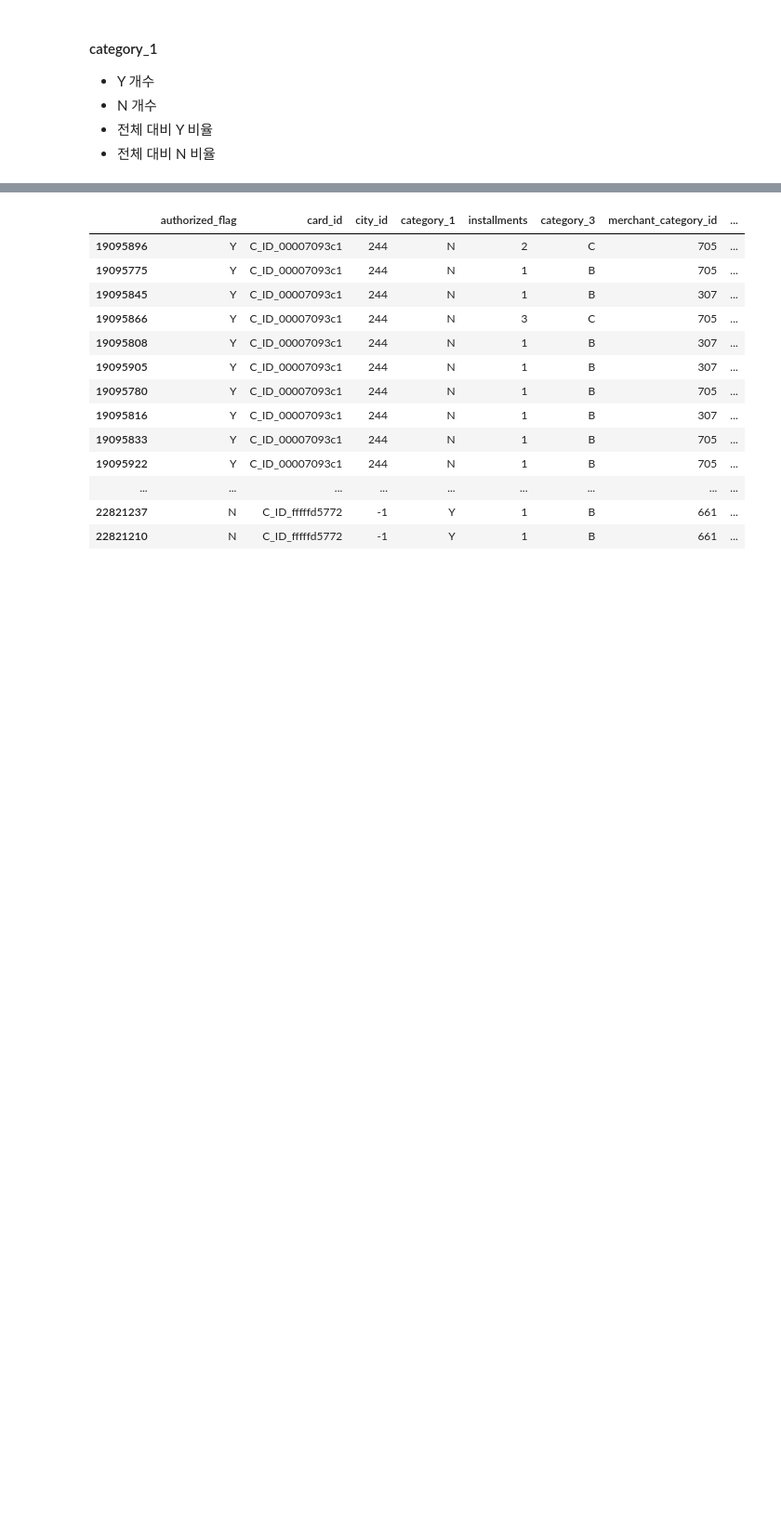
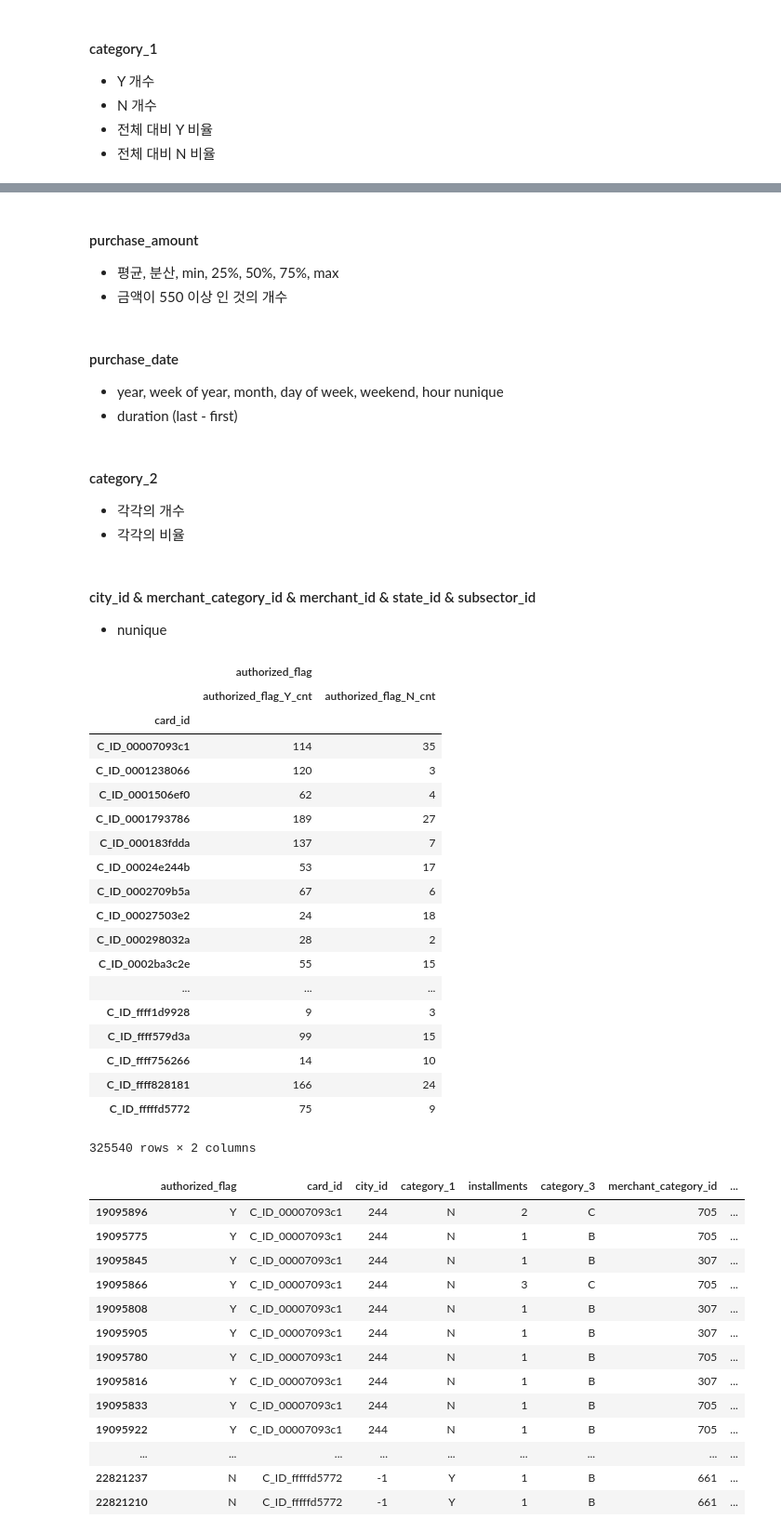
Before and after one commit to SONG-WONHO/Kaggle-Elo, a Jupyter notebook: 2-1 FE_1 Base with Historical.ipynb, the cells around one changed output, grey strips where cells are left out. Shown at 93% size. Saved outputs shown, nothing was run; the diff lists cells and outputs as text; code cells hidden in the pictures; blank space fills up the shorter version.

```diff
--- a/2-1 FE_1 Base with Historical.ipynb
+++ b/2-1 FE_1 Base with Historical.ipynb
@@ -397,0 +419,2 @@ Name: merchant_category_id, dtype: int64
+# %%
+history = history.sort_values(['card_id', 'purchase_date'])
@@ -398,3 +440,7 @@ Name: merchant_category_id, dtype: int64
+# %%
+history.category_2.fillna("NULL", inplace=True)
+history.category_3.fillna("NULL", inplace=True)
+history.merchant_id.fillna("NULL", inplace=True)
 # %% [markdown]
 ### 카드 버킷에 관련된 통계량
 
@@ -417,0 +489,15 @@ Name: merchant_category_id, dtype: int64
+# %% [markdown]
+#### purchase_amount
+* 평균, 분산, min, 25%, 50%, 75%, max
+* 금액이 550 이상 인 것의 개수
+# %% [markdown]
+#### purchase_date
+* year, week of year, month, day of week, weekend, hour nunique
+* duration (last - first)
+# %% [markdown]
+#### category_2
+* 각각의 개수
+* 각각의 비율
+# %% [markdown]
+#### city_id & merchant_category_id & merchant_id & state_id & subsector_id
+* nunique
@@ -418,3 +506,26 @@ Name: merchant_category_id, dtype: int64
+# %%
+history.groupby(history.card_id).agg({"authorized_flag":[authorized_flag_Y_cnt, authorized_flag_N_cnt]})
+# %% [output]
+|  | authorized_flag |  |
+|  | authorized_flag_Y_cnt | authorized_flag_N_cnt |
+| card_id |  |  |
+| C_ID_00007093c1 | 114 | 35 |
+| C_ID_0001238066 | 120 | 3 |
+| C_ID_0001506ef0 | 62 | 4 |
+| C_ID_0001793786 | 189 | 27 |
+| C_ID_000183fdda | 137 | 7 |
+| C_ID_00024e244b | 53 | 17 |
+| C_ID_0002709b5a | 67 | 6 |
+| C_ID_00027503e2 | 24 | 18 |
+| C_ID_000298032a | 28 | 2 |
+| C_ID_0002ba3c2e | 55 | 15 |
+| ... | ... | ... |
+| C_ID_ffff1d9928 | 9 | 3 |
+| C_ID_ffff579d3a | 99 | 15 |
+| C_ID_ffff756266 | 14 | 10 |
+| C_ID_ffff828181 | 166 | 24 |
+| C_ID_fffffd5772 | 75 | 9 |
+325540 rows × 2 columns
 # %%
 history
 # %% [output]
```
Also changed, not shown: parts of 15 cells of this notebook.
